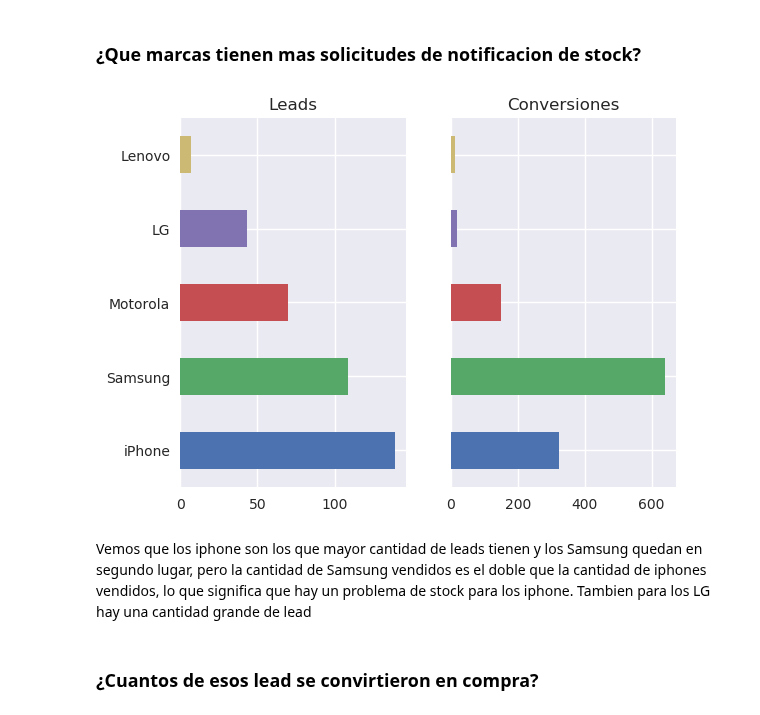
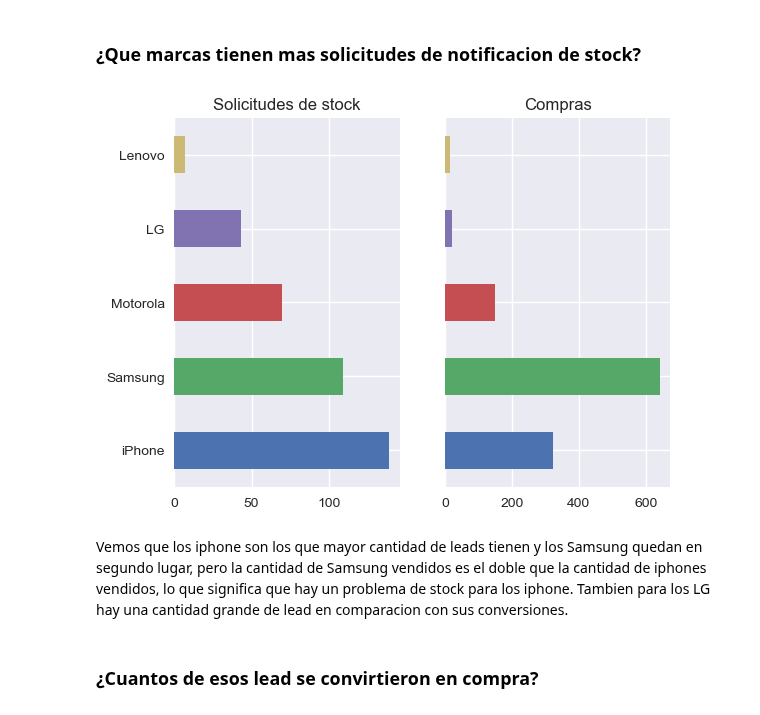
Before and after one commit to AlejandroKler/Datos-TP1, a Jupyter notebook: Analisis solicitudes de stock.ipynb, the cells around one changed output. Cells and saved outputs as stored; diff of their text form; code cells hidden in the pictures.

```diff
--- a/Analisis solicitudes de stock.ipynb
+++ b/Analisis solicitudes de stock.ipynb
@@ -116,27 +121,27 @@ leads['marca'] = obtener_marca(leads['model'])
 leads['semana'] = leads['timestamp'].dt.week
 conversions['marca'] = obtener_marca(conversions['model'])
 
-leads = leads.drop_duplicates(subset = ['person', 'model', 'semana'])
+leads_unicos = leads.drop_duplicates(subset = ['person', 'model', 'semana'])
 # %%
-leads_count = leads['marca'].value_counts().to_frame()
+leads_count = leads_unicos['marca'].value_counts().to_frame()
 conversions_count = conversions['marca'].value_counts().to_frame()
 count = pd.concat([leads_count, conversions_count], axis=1, join_axes=[leads_count.index])
 count.columns = ['leads','conversiones']
 count = count.iloc[0:5]
 
 fig, (ax, ax2) = plt.subplots(ncols=2, sharey=True)
 
 ax.yaxis.tick_left()
 
 count['leads'].plot(kind='barh', x='LABEL',  legend=False, ax=ax)
 count['conversiones'].plot(kind='barh', x='LABEL',ax=ax2)
-ax.set_title('Leads')
-ax2.set_title('Conversiones')
+ax.set_title('Solicitudes de stock')
+ax2.set_title('Compras')
 plt.show()
 # %% [output]
-[figure, old version]
+[figure, new version]
 # %% [markdown]
-Vemos que los iphone son los que mayor cantidad de leads tienen y los Samsung quedan en segundo lugar, pero la cantidad de Samsung vendidos es el doble que la cantidad de iphones vendidos, lo que significa que hay un problema de stock para los iphone. Tambien para los LG hay una cantidad grande de lead
+Vemos que los iphone son los que mayor cantidad de leads tienen y los Samsung quedan en segundo lugar, pero la cantidad de Samsung vendidos es el doble que la cantidad de iphones vendidos, lo que significa que hay un problema de stock para los iphone. Tambien para los LG hay una cantidad grande de lead en comparacion con sus conversiones.
 # %% [markdown]
 ### ¿Cuantos de esos lead se convirtieron en compra?
 # %%
```
Also changed, not shown: parts of 8 cells of this notebook.
